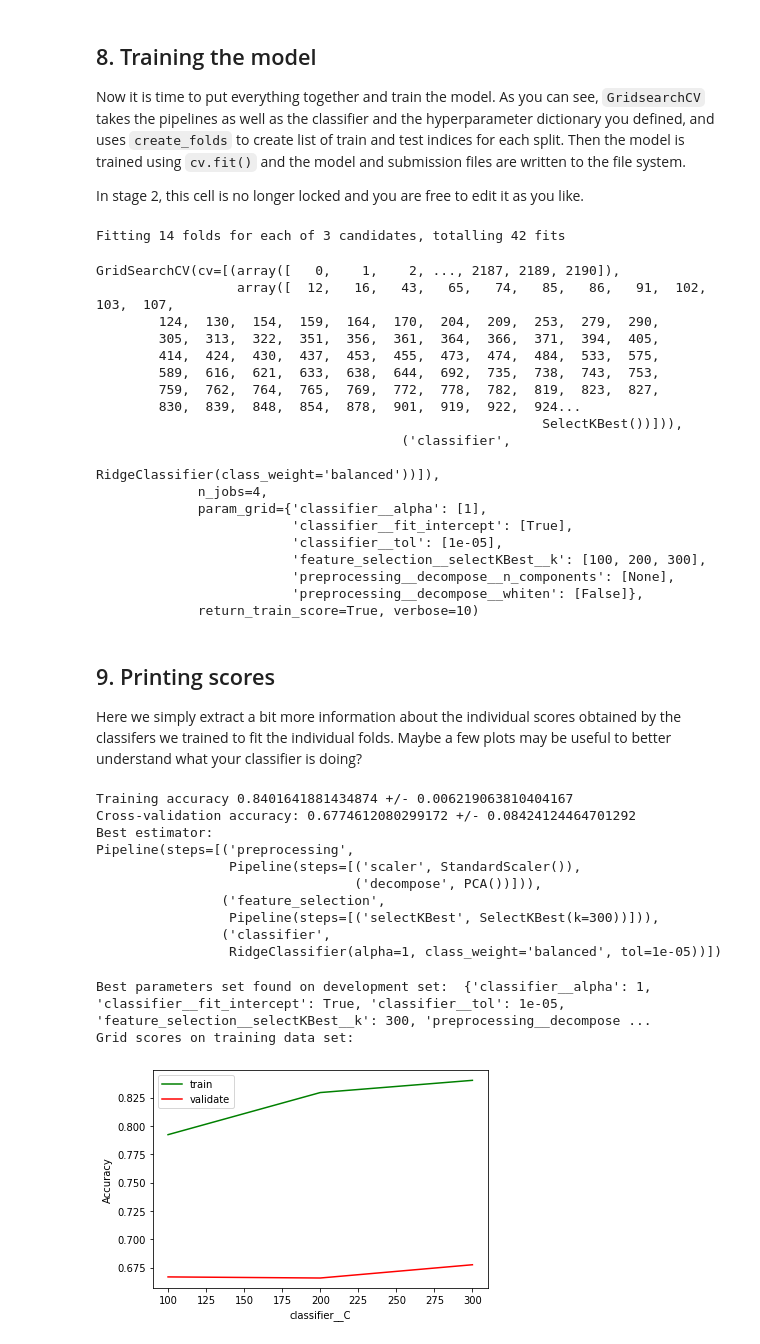
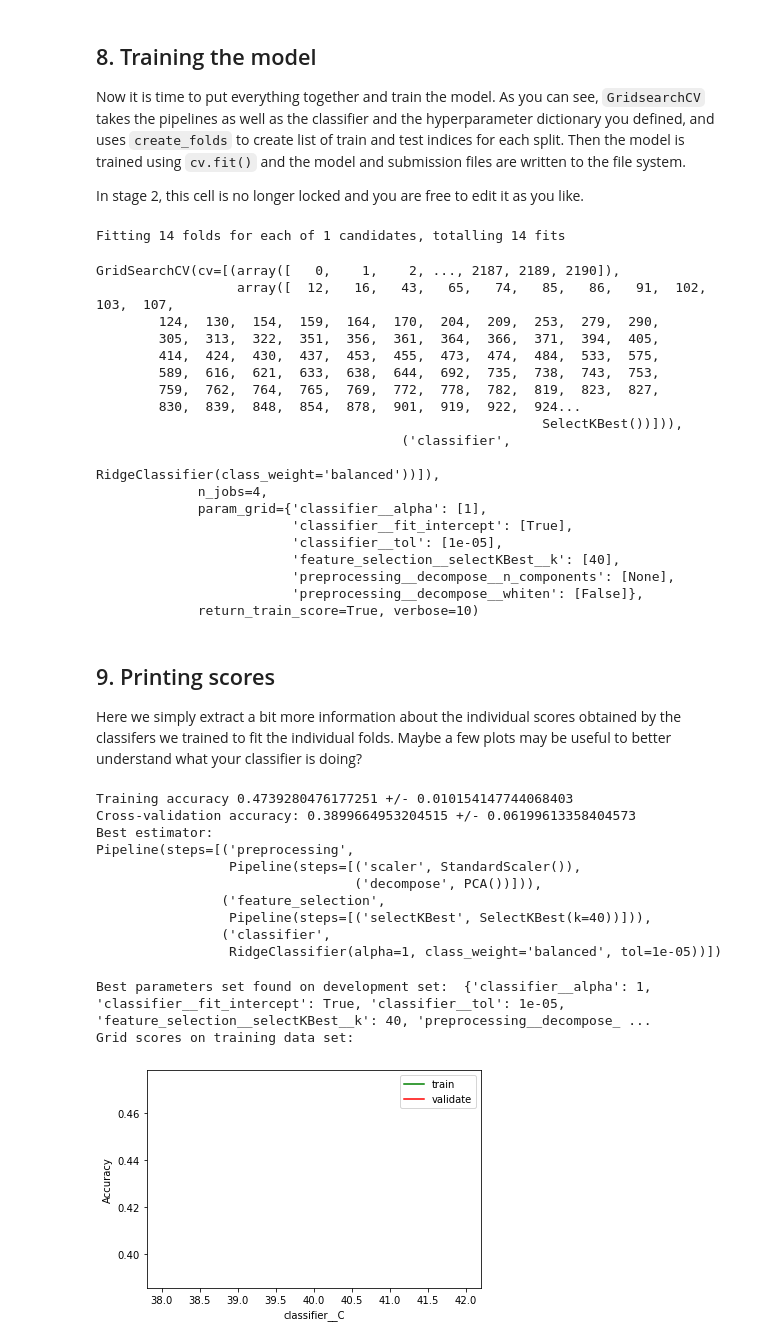
Before and after one commit to Joris104/MachineLearning, a Jupyter notebook: StudentNotebookStage2.ipynb, the cells around one changed output. Cells and saved outputs as stored; diff of their text form; code cells hidden in the pictures.

Commit message:
Added a feature about the angles in the hands

```diff
--- a/StudentNotebookStage2.ipynb
+++ b/StudentNotebookStage2.ipynb
@@ -146,16 +149,17 @@ In this stage, you will need to perform feature extraction yourself.
 # %%
 #from frame_avg import extract_features
 #from sklearn.preprocessing import normalize
+import importlib
 from utils_feature_preprocessing.transform_frames import transform_to_k_frames, frames_to_features
 from utils_feature_preprocessing.correct_zero_values import correct_zeros
-from utils_feature_preprocessing.remove_face import remove_face
-from utils_feature_preprocessing.enlarge_hands import enlarge_hands
+import utils_feature_preprocessing.angles
+importlib.reload(utils_feature_preprocessing.angles)
 
 def extract_features(pose_sequence):
     # You should implement this function to return better features!
     pose_sequence = correct_zeros(pose_sequence)
-    pose_sequence = remove_face(pose_sequence)
-    pose_sequence = transform_to_k_frames(pose_sequence, k=2)
+    pose_sequence = utils_feature_preprocessing.angles.hand_angles(pose_sequence)
+    pose_sequence = transform_to_k_frames(pose_sequence)
     features = frames_to_features(pose_sequence)
 
     return features
@@ -233,7 +237,7 @@ Now, define your GridSearchCV hyperparameter grid and object.
 param_grid = {
     'preprocessing__decompose__n_components': [None],
     'preprocessing__decompose__whiten': [False],#[True, False],
-    'feature_selection__selectKBest__k': [100,200,300],#[100,200,300,400,500,700,800,900,1000,1125],
+    'feature_selection__selectKBest__k': [40],#[100,200,300,400,500,700,800,900,1000,1125],
     'classifier__alpha': [1],#[10, 1, 0.1, 0.01, 0.001],
     'classifier__tol': [1.0e-5],#[1.0e-5, 1.0e-4,  1.0e-3],
     'classifier__fit_intercept': [True],#[True, False]
@@ -274,7 +278,7 @@ assert isinstance(folds,list),'Folds must be presented as tuples of train and te
 cv = GridSearchCV(pipeline, param_grid, n_jobs=4, cv=folds, verbose=10, return_train_score=True, refit=True)
 cv.fit(X_train, y_train)
 # %% [output]
-Fitting 14 folds for each of 3 candidates, totalling 42 fits
+Fitting 14 folds for each of 1 candidates, totalling 14 fits
 GridSearchCV(cv=[(array([   0,    1,    2, ..., 2187, 2189, 2190]),
                   array([  12,   16,   43,   65,   74,   85,   86,   91,  102,  103,  107,
         124,  130,  154,  159,  164,  170,  204,  209,  253,  279,  290,
@@ -290,7 +294,7 @@ GridSearchCV(cv=[(array([   0,    1,    2, ..., 2187, 2189, 2190]),
              param_grid={'classifier__alpha': [1],
                          'classifier__fit_intercept': [True],
                          'classifier__tol': [1e-05],
-                         'feature_selection__selectKBest__k': [100, 200, 300],
+                         'feature_selection__selectKBest__k': [40],
                          'preprocessing__decompose__n_components': [None],
                          'preprocessing__decompose__whiten': [False]},
              return_train_score=True, verbose=10)
@@ -332,47 +336,47 @@ print('Cross-validation accuracy: {} +/- {}'.format(mean_cv_score, std_cv_score)
 print('Best estimator:')
 print(cv.best_estimator_)
 # %% [output]
-Training accuracy 0.8401641881434874 +/- 0.006219063810404167
-Cross-validation accuracy: 0.6774612080299172 +/- 0.08424124464701292
+Training accuracy 0.4739280476177251 +/- 0.010154147744068403
+Cross-validation accuracy: 0.3899664953204515 +/- 0.06199613358404573
 Best estimator:
 Pipeline(steps=[('preprocessing',
                  Pipeline(steps=[('scaler', StandardScaler()),
                                  ('decompose', PCA())])),
                 ('feature_selection',
-                 Pipeline(steps=[('selectKBest', SelectKBest(k=300))])),
+                 Pipeline(steps=[('selectKBest', SelectKBest(k=40))])),
                 ('classifier',
                  RidgeClassifier(alpha=1, class_weight='balanced', tol=1e-05))])
 # %%
 # use for visualizing certain evolutions
 
 import matplotlib.pyplot as plt
 
 print("Best parameters set found on development set: ",cv.best_params_)
 # store the best optimization parameter for later reuse
 bestC2 = cv.best_params_['classifier__alpha']
 
 print("Grid scores on training data set:")
 print()
 cv_means = cv.cv_results_['mean_test_score']
 cv_stds = cv.cv_results_['std_test_score']
 
 train_means = cv.cv_results_['mean_train_score']
 train_stds = cv.cv_results_['std_train_score']
 
-C_range =[100,200,300]
+C_range =[40]
 plt.figure()
 plt.plot(C_range,train_means,'g-',label="train")
 plt.plot(C_range,cv_means,'r-',label="validate")
 #plt.plot(np.log10(C_range),train_means,'g-',label="train")
 #plt.plot(np.log10(C_range),cv_means,'r-',label="validate")
 plt.xlabel("classifier__C")
 plt.ylabel("Accuracy")
 plt.legend()
 plt.show()
 # %% [output]
-Best parameters set found on development set:  {'classifier__alpha': 1, 'classifier__fit_intercept': True, 'classifier__tol': 1e-05, 'feature_selection__selectKBest__k': 300, 'preprocessing__decompose ...
+Best parameters set found on development set:  {'classifier__alpha': 1, 'classifier__fit_intercept': True, 'classifier__tol': 1e-05, 'feature_selection__selectKBest__k': 40, 'preprocessing__decompose_ ...
 Grid scores on training data set:
-[figure, old version]
+[figure, new version]
 # %%
 from utils_data_analysis.learning_curve import plot_learning_curve
 
```
Also changed, not shown: parts of 5 cells of this notebook, 3 other files.
